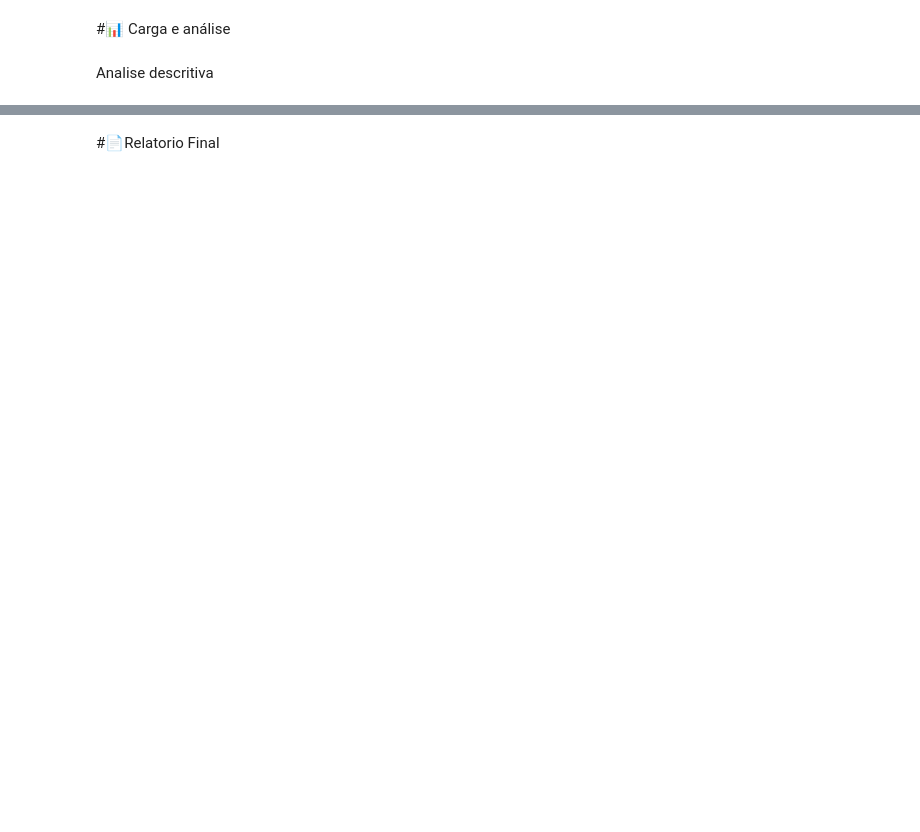
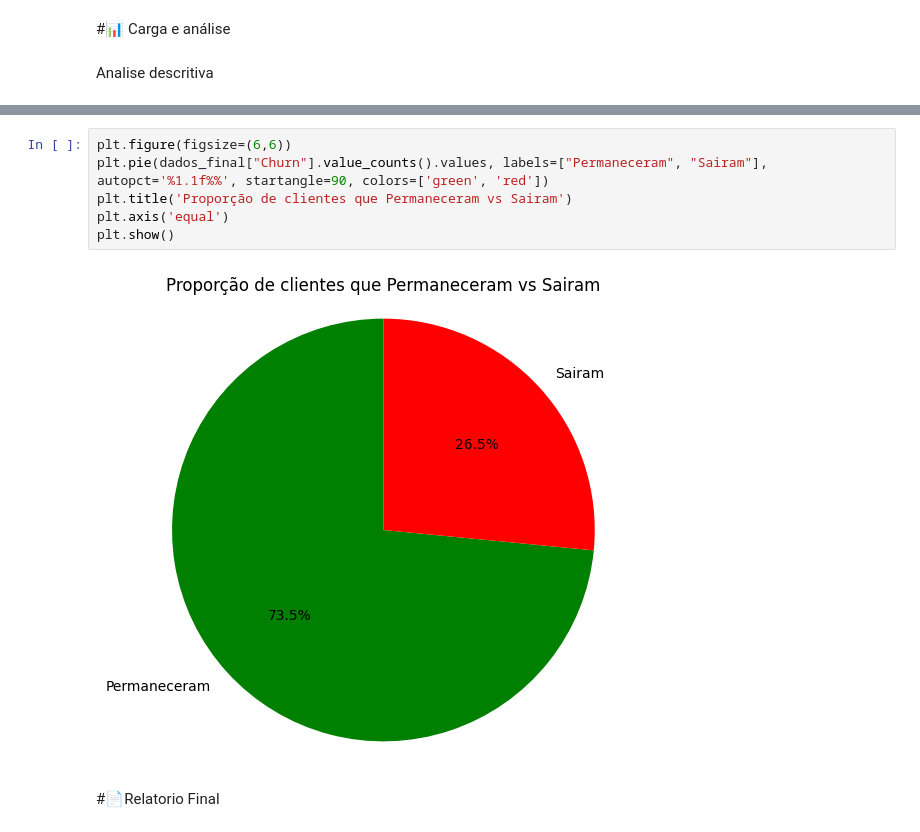
Before and after one commit to FranPomba/challenge_2_telecomX_br, a Jupyter notebook: telecomx_br.ipynb, the cells around one changed output, grey strips where cells are left out. Drawn from its saved outputs; the diff is of its cells as text; blank space fills up the shorter version.

```diff
--- a/telecomx_br.ipynb
+++ b/telecomx_br.ipynb
@@ -155,2 +209,10 @@ dados_final.describe()
+# %%
+plt.figure(figsize=(6,6))
+plt.pie(dados_final["Churn"].value_counts().values, labels=["Permaneceram", "Sairam"], autopct='%1.1f%%', startangle=90, colors=['green', 'red'])
+plt.title('Proporção de clientes que Permaneceram vs Sairam')
+plt.axis('equal')
+plt.show()
+# %% [output]
+[figure, added]
 # %% [markdown]
 #📄Relatorio Final
```
Also changed, not shown: parts of 12 cells of this notebook.
